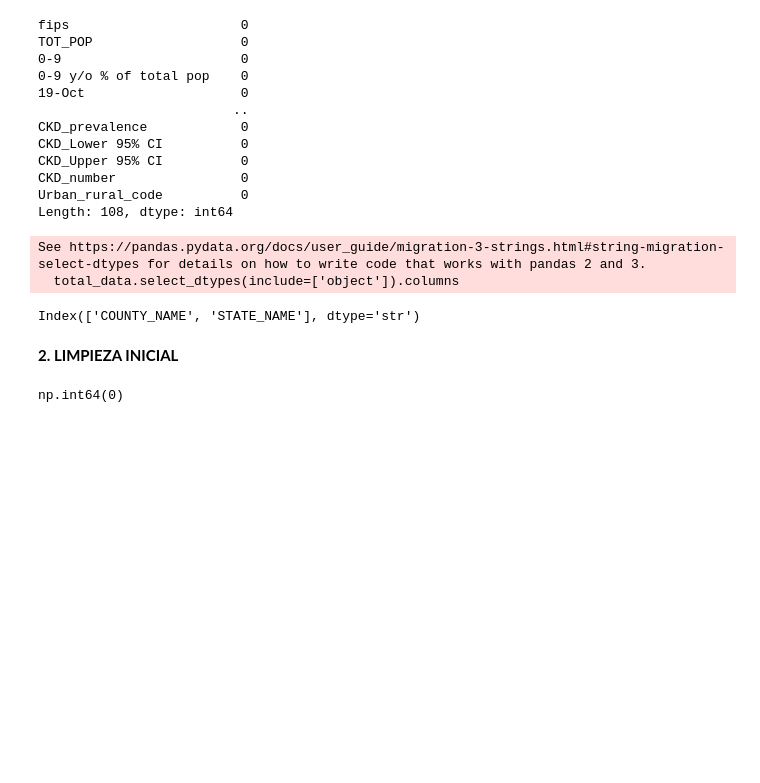
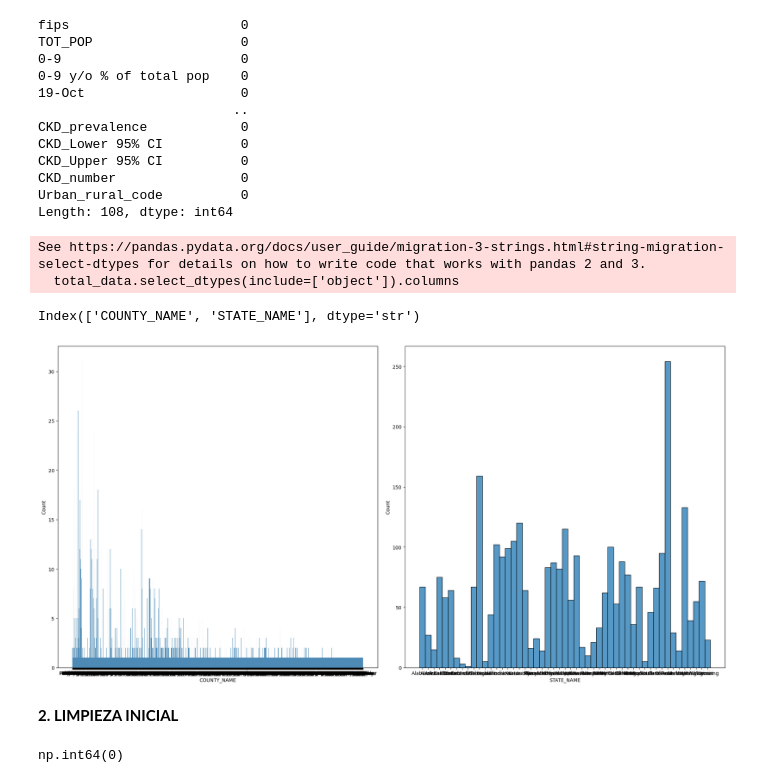
Before and after one commit to 4GeeksAcademy/alemantellini-machine-learning, a Jupyter notebook: src/03-linear-regression-reg-demographic-health-data.ipynb, the cells around one changed output. Cells and saved outputs as stored; diff of their text form; code cells hidden in the pictures; blank space fills up the shorter version.

```diff
--- a/src/03-linear-regression-reg-demographic-health-data.ipynb
+++ b/src/03-linear-regression-reg-demographic-health-data.ipynb
@@ -140,6 +140,17 @@ total_data.select_dtypes(include=['object']).columns
 See https://pandas.pydata.org/docs/user_guide/migration-3-strings.html#string-migration-select-dtypes for details on how to write code that works with pandas 2 and 3.
   total_data.select_dtypes(include=['object']).columns
 Index(['COUNTY_NAME', 'STATE_NAME'], dtype='str')
+# %%
+# HISTOGRA MÚLTIPLE
+fig, axis = plt.subplots(1, 2, figsize=(20, 10))
+
+sns.histplot(data=total_data, x='COUNTY_NAME', ax=axis[0])
+sns.histplot(data=total_data, x='STATE_NAME', ax=axis[1])
+
+plt.tight_layout()
+plt.show()
+# %% [output]
+[figure, added]
 # %% [markdown]
 **2. LIMPIEZA INICIAL**
 # %%
```
Also changed, not shown: parts of 8 cells of this notebook.
